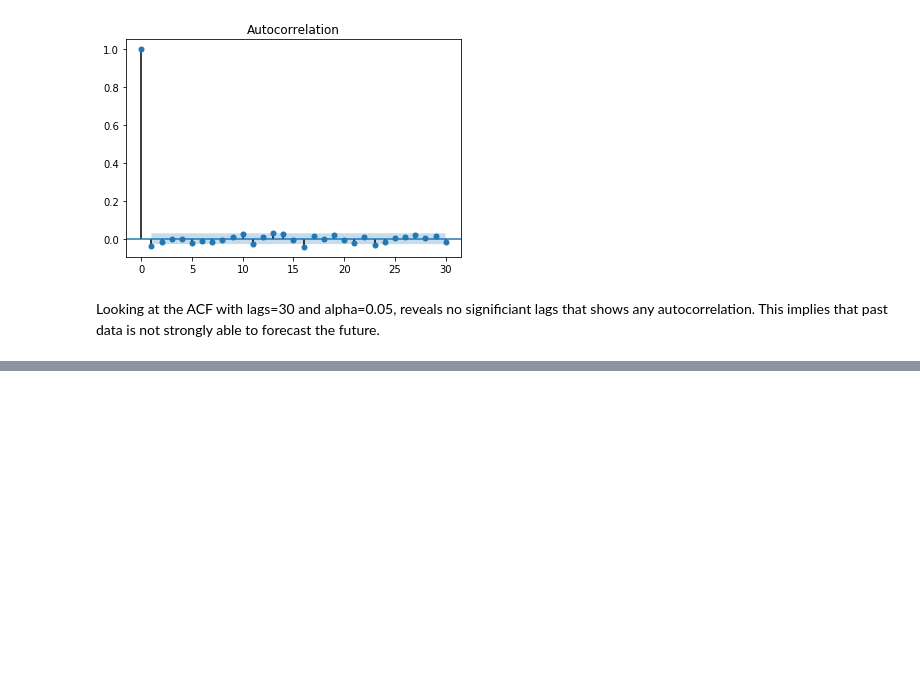
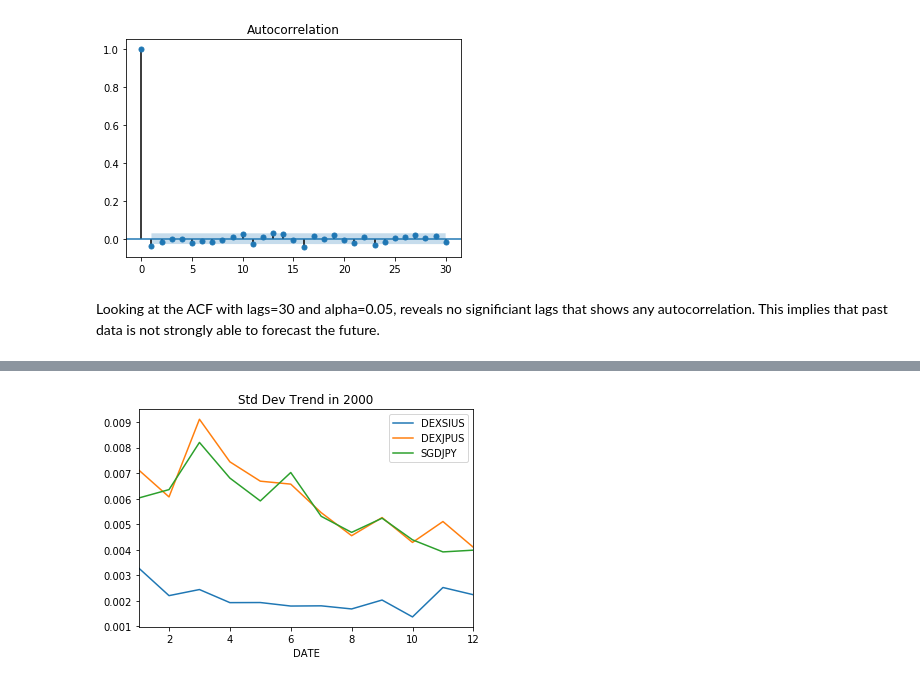
Before and after one commit to goodaccoustics/foreignexchange, a Jupyter notebook: Test for Correlation, Autocorrelation - JPY, SGD, SGDJPY.ipynb, the cells around one changed output, grey strips where cells are left out. Cells and saved outputs as stored; diff of their text form; code cells hidden in the pictures; blank space fills up the shorter version.

```diff
--- a/Time Series, Correlation, Autocorrelation, ACF - JPY, SGD, SGDJPY.ipynb
+++ b/Test for Correlation, Autocorrelation - JPY, SGD, SGDJPY.ipynb
@@ -203,0 +244,7 @@ Looking at the ACF with lags=30 and alpha=0.05, reveals no significiant lags tha
+# %%
+# Is the above graph true for all years?
+df_std_by_months_years = df_pc.dropna().groupby([df_pc.dropna().index.year, df_pc.dropna().index.month]).std()
+# df_std_by_months_years.head(24)
+_ = df_std_by_months_years.loc[2000].plot(title='Std Dev Trend in 2000')
+# %% [output]
+[figure, added]
```
Also changed, not shown: parts of 9 cells of this notebook, 14 other files.
